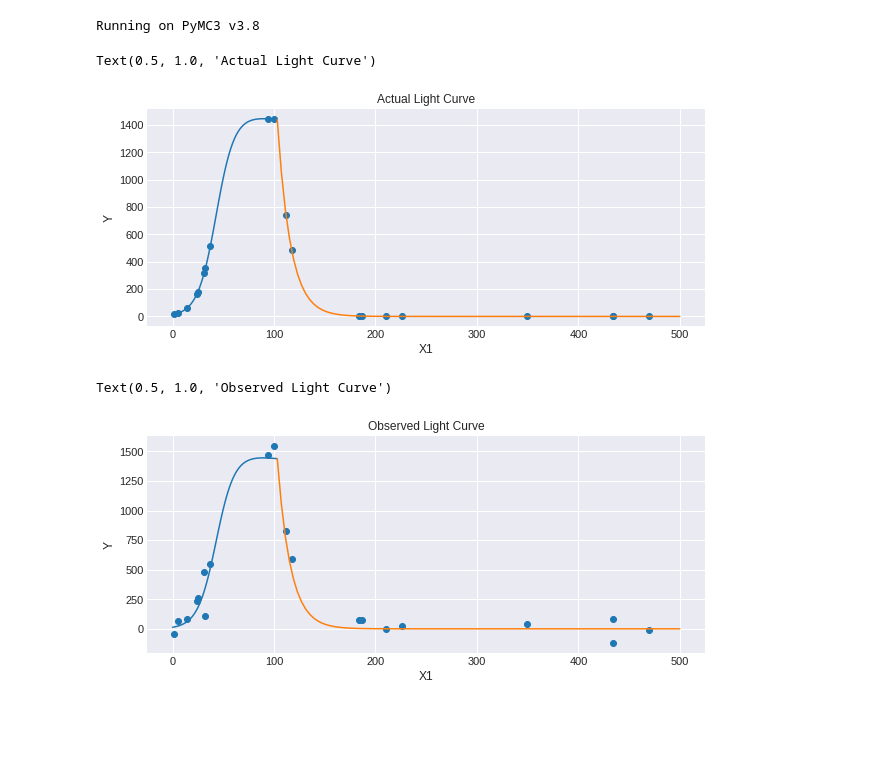
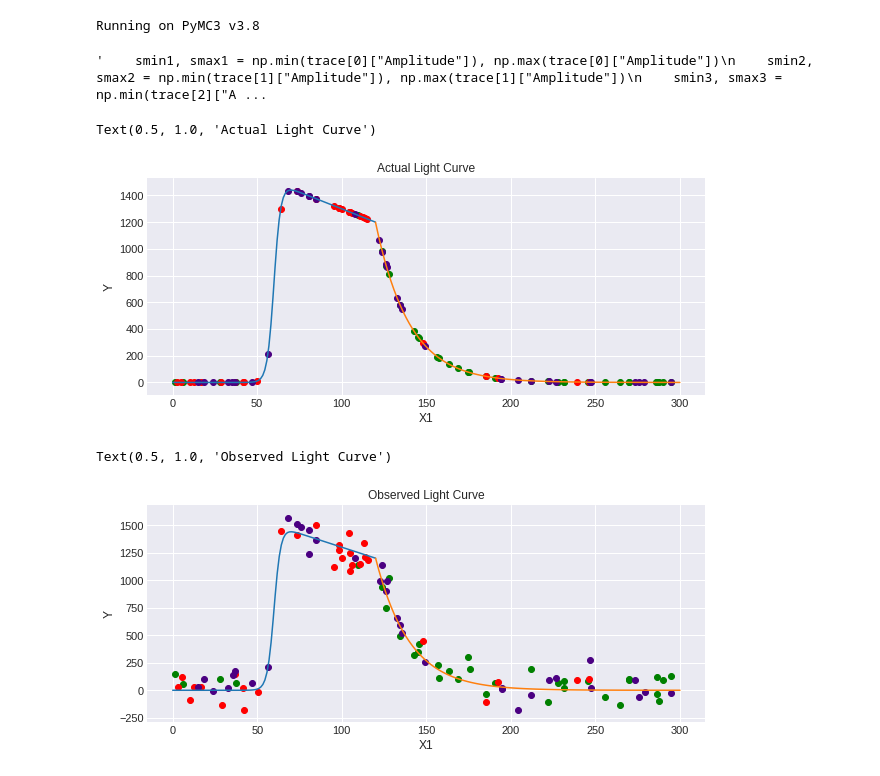
Before and after one commit to Hallflower20/PyMC3_Supernova, a Jupyter notebook: VillarCurves/Multiple_Filters.ipynb, the cells around one changed output. Saved outputs shown, nothing was run; the diff lists cells and outputs as text; code cells hidden in the pictures; blank space fills up the shorter version.

Commit message:
Added a working multi filter analysis

```diff
--- a/VillarCurves/Multiple_Filters.ipynb
+++ b/VillarCurves/Multiple_Filters.ipynb
@@ -25,3 +74,17 @@ def SuperNova_CurveFall(t, A, B, t0, gamma, trise, tfall):
+# %%
+"""    smin1, smax1 = np.min(trace[0]["Amplitude"]), np.max(trace[0]["Amplitude"])
+    smin2, smax2 = np.min(trace[1]["Amplitude"]), np.max(trace[1]["Amplitude"])
+    smin3, smax3 = np.min(trace[2]["Amplitude"]), np.max(trace[2]["Amplitude"])
+    smin = np.min([smin1,smin2,smin3])
+    smax = np.max([smax1,smax2,smax3])
+    width = smax - smin
+
+    x = np.linspace(smin, smax, 1000)
+    y1 = stats.gaussian_kde(trace[0]["Amplitude"])(x)
+    y2 = stats.gaussian_kde(trace[1]["Amplitude"])(x)
+    y3 = stats.gaussian_kde(trace[2]["Amplitude"])(x)"""
+# %% [output]
+'    smin1, smax1 = np.min(trace[0]["Amplitude"]), np.max(trace[0]["Amplitude"])\n    smin2, smax2 = np.min(trace[1]["Amplitude"]), np.max(trace[1]["Amplitude"])\n    smin3, smax3 = np.min(trace[2]["A ...
 # %%
 #These are the values we are going to use for a test
 np.random.seed(212)
@@ -36,18 +101,26 @@ size = 10 #data set size double for total observations
 sigma_A = 100 #Telescope error
+# %%
+time_axis_filters = []
+Y_actual_filter = []
+Y_observed_filter = []
 # %%
-time_axis_rise = np.random.uniform(low=0, high=(gamma_A+t0_A), size=size)
-time_axis_rise = np.sort(time_axis_rise)
-time_axis_fall = np.random.uniform(low=(gamma_A+t0_A), high=end_A, size=size)
-time_axis_fall = np.sort(time_axis_fall)
-Y_actual_rise = SuperNova_CurveRise(time_axis_rise, Amplitude_A, Beta_A, t0_A, trise_A)
-Y_actual_fall = SuperNova_CurveFall(time_axis_fall, Amplitude_A, Beta_A, t0_A, gamma_A, trise_A, tfall_A)
-time_axis = np.append(time_axis_rise, time_axis_fall)
-Y_actual = np.append(Y_actual_rise, Y_actual_fall)
-Y_observed = Y_actual + np.random.normal(0,sigma_A, len(Y_actual))
-#Y_observed = Y_actual
+for i in range(filter_number):
+    size1 = observations_before[i]
+    size2 = observations_after[i]
+    time_axis_rise = np.random.uniform(low=0, high=(gamma_A+t0_A), size=size1)
+    time_axis_rise = np.sort(time_axis_rise)
+    time_axis_fall = np.random.uniform(low=(gamma_A+t0_A), high=end_A, size=size2)
+    time_axis_fall = np.sort(time_axis_fall)
+    Y_actual_rise = SuperNova_CurveRise(time_axis_rise, Amplitude_A, Beta_A, t0_A, trise_A)
+    Y_actual_fall = SuperNova_CurveFall(time_axis_fall, Amplitude_A, Beta_A, t0_A, gamma_A, trise_A, tfall_A)
+    time_axis_filters.append(np.append(time_axis_rise, time_axis_fall))
+    Y_actual_filter.append(np.append(Y_actual_rise, Y_actual_fall))
+    Y_observed_filter.append(Y_actual_filter[i] + np.random.normal(0,sigma_A, len(Y_actual_filter[i])))
 # %%
 fig, axes = plt.subplots(1, 1, sharex=True, figsize=(10,4))
-axes.scatter(time_axis, Y_actual)
+colours = ["green", "red", "indigo"]
+for i in range(filter_number):
+    axes.scatter(time_axis_filters[i], Y_actual_filter[i], color = colours[i])
 
 big_time_axis_rise = np.linspace(0,(gamma_A+t0_A),num = 100)
 axes.plot(big_time_axis_rise, SuperNova_CurveRise(big_time_axis_rise, Amplitude_A, Beta_A, t0_A, trise_A))
@@ -60,20 +133,22 @@ axes.set_xlabel('X1')
 plt.title("Actual Light Curve")
 # %% [output]
 Text(0.5, 1.0, 'Actual Light Curve')
-[figure, old version]
+[figure, new version]
 # %%
 fig, axes = plt.subplots(1, 1, sharex=True, figsize=(10,4))
-axes.scatter(time_axis, Y_observed)
+colours = ["green", "red", "indigo"]
+for i in range(filter_number):
+    axes.scatter(time_axis_filters[i], Y_observed_filter[i], color = colours[i])
 
 big_time_axis_rise = np.linspace(0,(gamma_A+t0_A),num = 100)
 axes.plot(big_time_axis_rise, SuperNova_CurveRise(big_time_axis_rise, Amplitude_A, Beta_A, t0_A, trise_A))
 
 big_time_axis_fall = np.linspace((gamma_A+t0_A),end_A,num = 100)
 axes.plot(big_time_axis_fall, SuperNova_CurveFall(big_time_axis_fall, Amplitude_A, Beta_A, t0_A, gamma_A, trise_A, tfall_A))
 
 axes.set_ylabel('Y')
 axes.set_xlabel('X1')
 plt.title("Observed Light Curve")
 # %% [output]
 Text(0.5, 1.0, 'Observed Light Curve')
-[figure, old version]
+[figure, new version]
```
Also changed, not shown: parts of 27 cells of this notebook.
